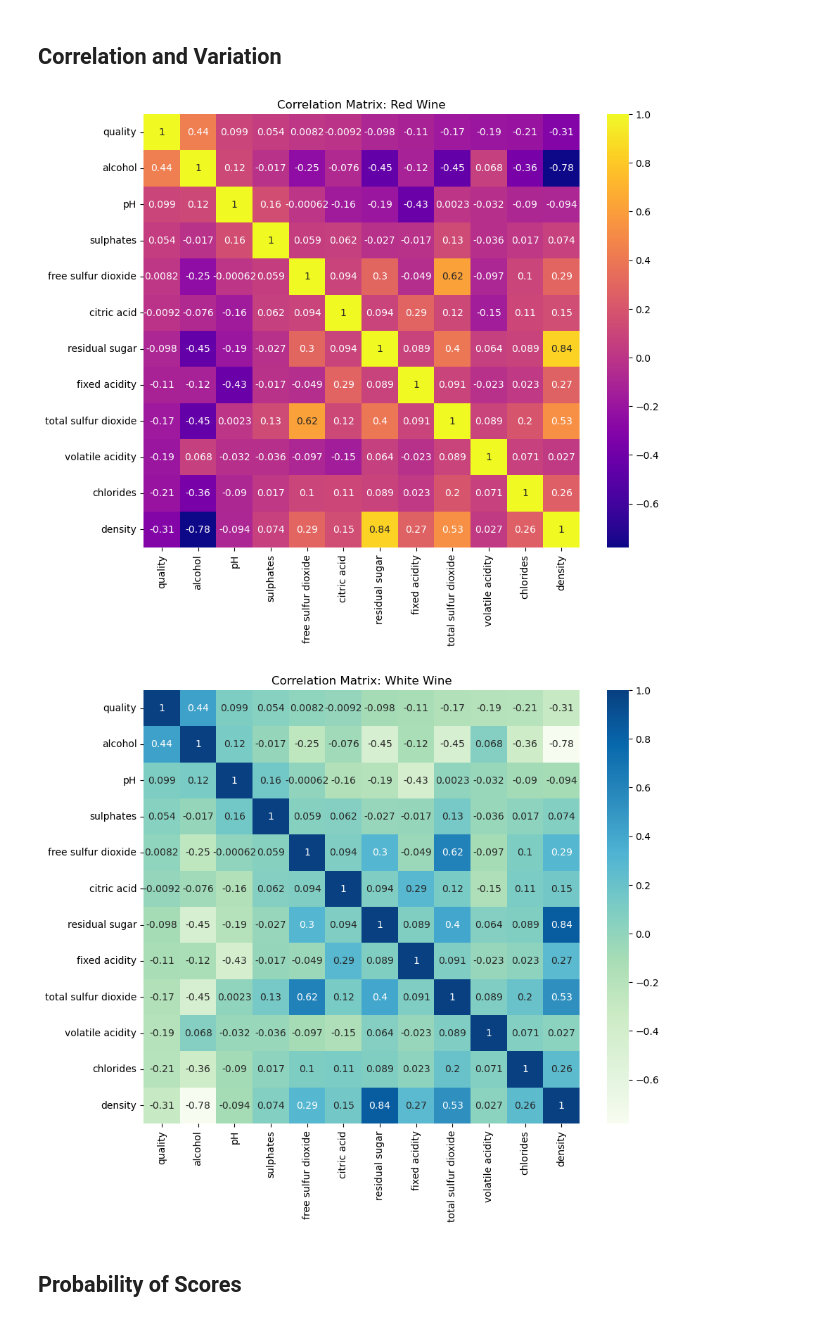
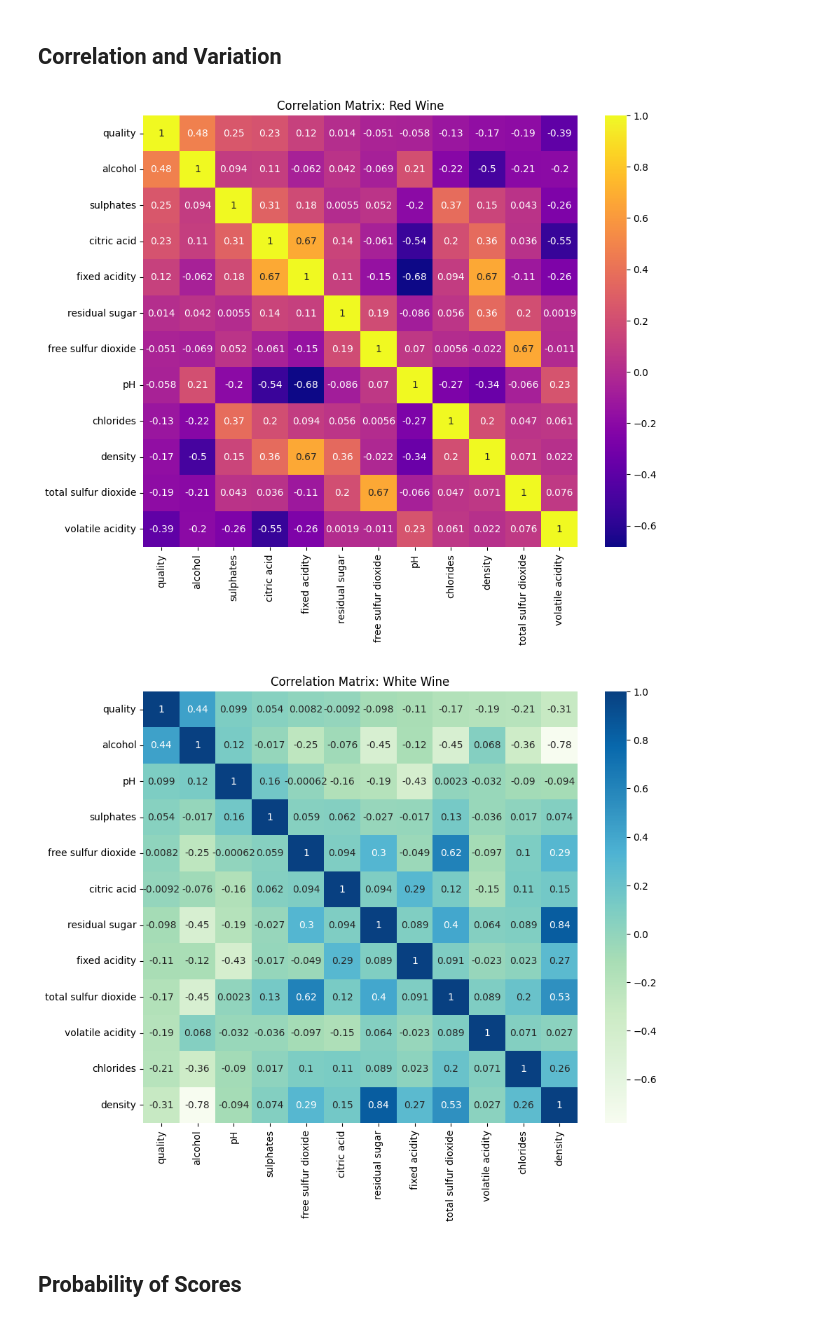
Before and after one commit to Triple-A-AAI520/AAI-520_Group3_Final_Project, a Jupyter notebook: JupyterNotebook/AAI-500_Team4_Final.ipynb, the cells around one changed output. Saved outputs shown, nothing was run; the diff lists cells and outputs as text; code cells hidden in the pictures.

```diff
--- a/JupyterNotebook/AAI-500_Team4_Final.ipynb
+++ b/JupyterNotebook/AAI-500_Team4_Final.ipynb
@@ -86,15 +86,15 @@ BoxPlots White Wine
 # %%
 def createCorrMatr(df, df_str, color):
     cols_df = df.corr().nlargest(len(columns), 'quality')['quality'].index
-    correl = wine_white[cols_r].corr()
+    correl = df[cols_df].corr()
     plt.figure(figsize=(10,8))
     plt.title(f"Correlation Matrix: {df_str}")
-    sns.heatmap(cm, annot=True, cmap = color)
+    sns.heatmap(correl, annot=True, cmap = color)
 
 createCorrMatr(wine_red, 'Red Wine', 'plasma')
 createCorrMatr(wine_white, 'White Wine', 'GnBu')
 # %% [output]
-[figure, old version]
+[figure, new version]
 [figure]
 # %% [markdown]
 ## Probability of Scores
```
Also changed, not shown: parts of 19 cells of this notebook.
